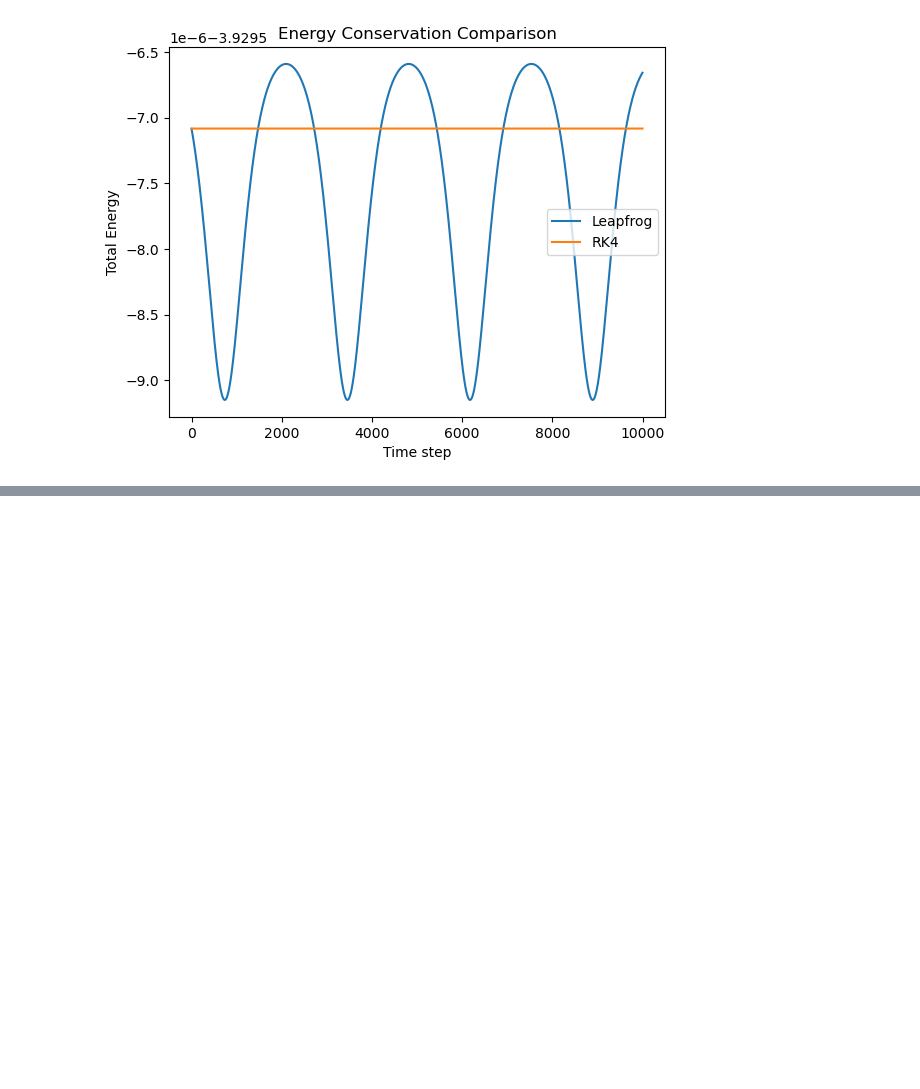
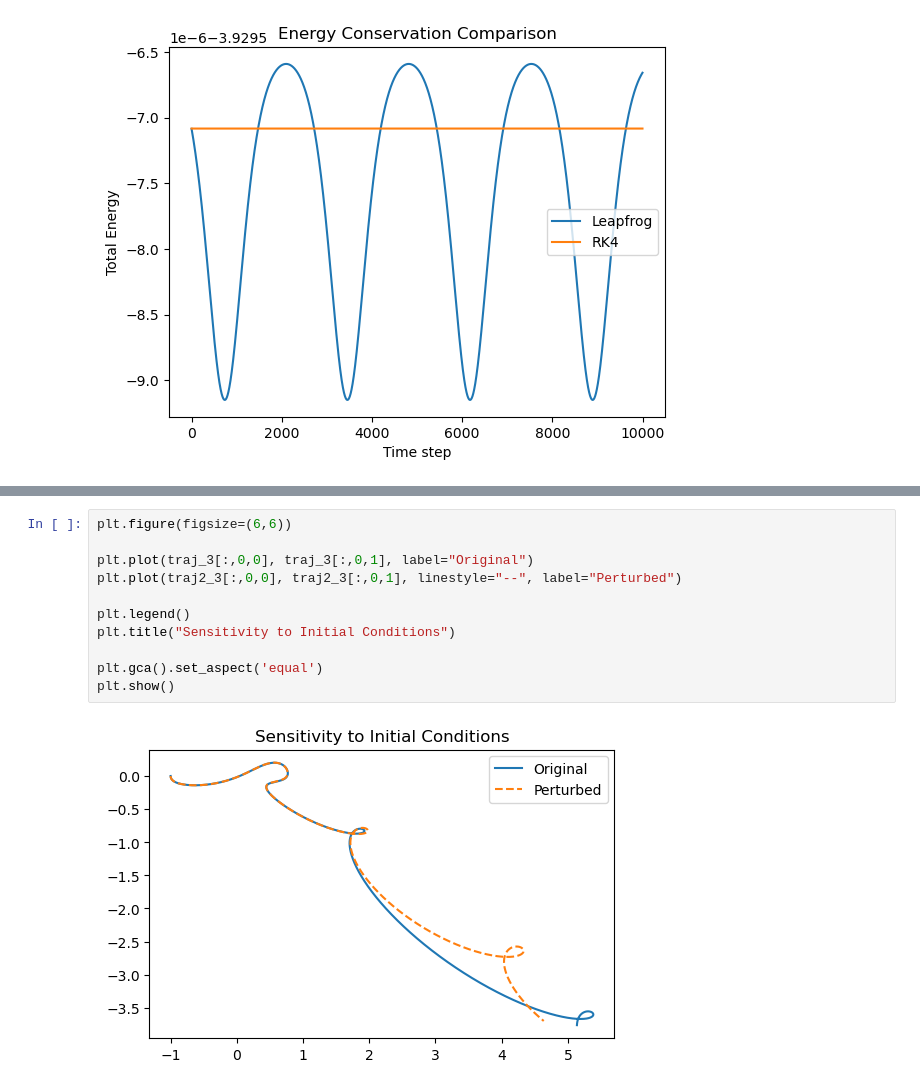
Before and after one commit to kassbell/ASTR4470-finalproject, a Jupyter notebook: notebooks/orbit_tests.ipynb, the cells around one changed output, grey strips where cells are left out. Drawn from its saved outputs; the diff is of its cells as text; blank space fills up the shorter version.

```diff
--- a/notebooks/orbit_tests.ipynb
+++ b/notebooks/orbit_tests.ipynb
@@ -288,0 +375,13 @@ plt.show()
+# %%
+plt.figure(figsize=(6,6))
+
+plt.plot(traj_3[:,0,0], traj_3[:,0,1], label="Original")
+plt.plot(traj2_3[:,0,0], traj2_3[:,0,1], linestyle="--", label="Perturbed")
+
+plt.legend()
+plt.title("Sensitivity to Initial Conditions")
+
+plt.gca().set_aspect('equal')
+plt.show()
+# %% [output]
+[figure, added]
```
Also changed, not shown: parts of 4 cells of this notebook, 7 other files.
